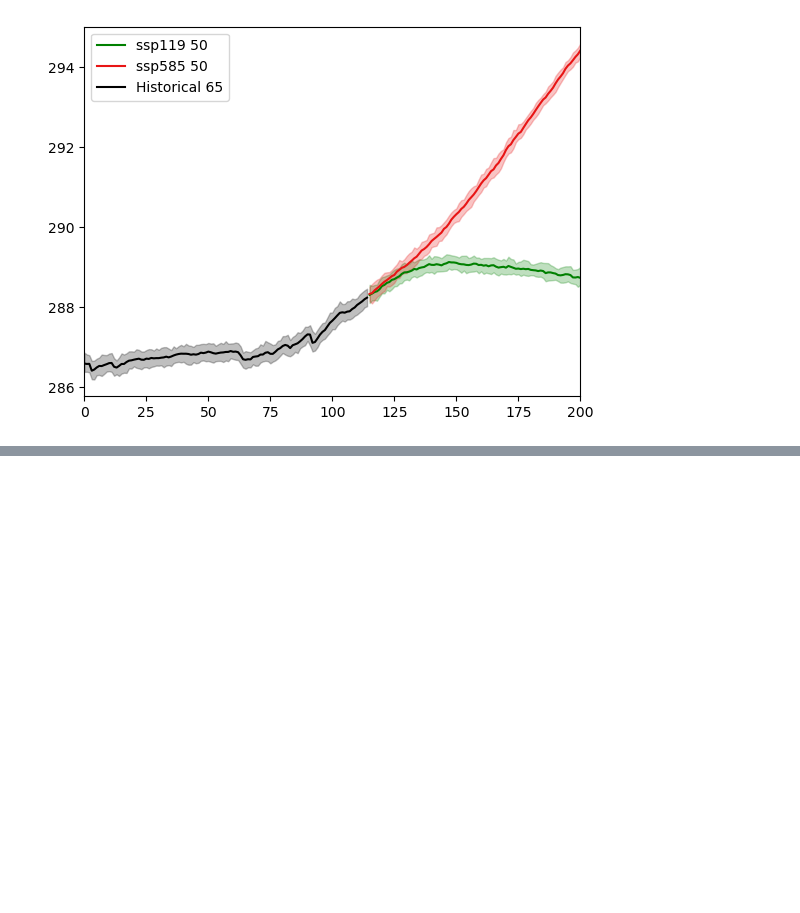
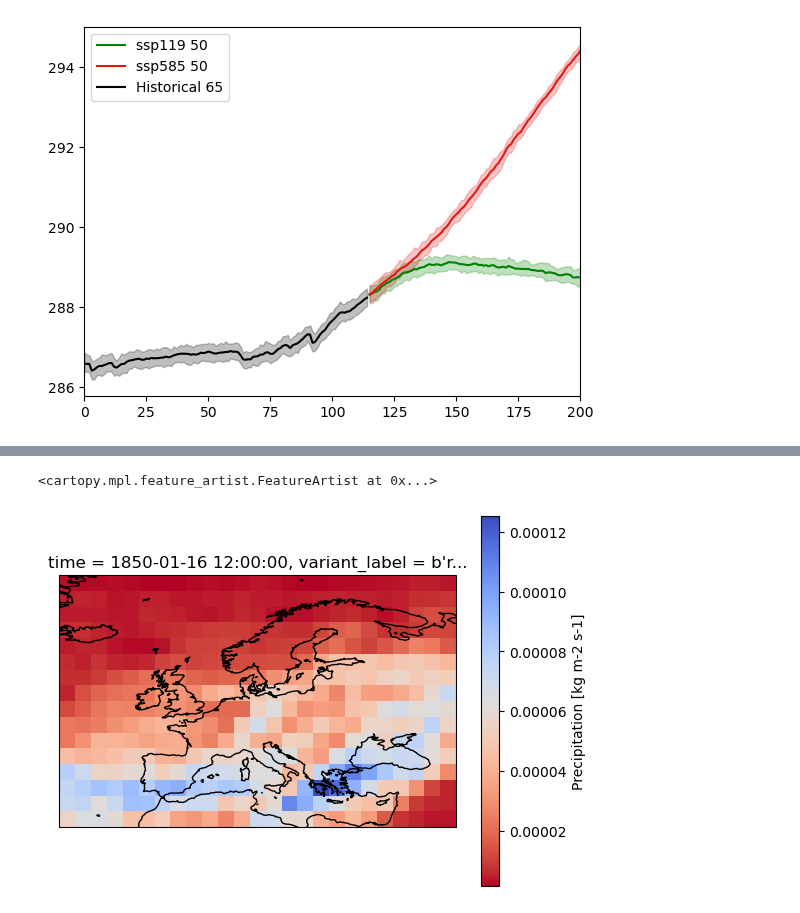
Before and after one commit to zequihg50/esgf-virtual-aggregation, a Jupyter notebook: model_evaluation.ipynb, the cells around one changed output, grey strips where cells are left out. Saved outputs shown, nothing was run; the diff lists cells and outputs as text; code cells hidden in the pictures; blank space fills up the shorter version.

```diff
--- a/model_evaluation.ipynb
+++ b/model_evaluation.ipynb
@@ -137,0 +143,31 @@ plt.margins(x=0)
+# %%
+members = [
+    b'r10i1p1f1', b'r10i1p2f1',
+    # b'r1i1p1f1', b'r1i1p2f1',  # bad join existing
+    b'r2i1p1f1', b'r2i1p2f1',
+    b'r3i1p1f1', b'r3i1p2f1',
+    b'r4i1p1f1', b'r4i1p2f1',
+    b'r5i1p1f1', b'r5i1p2f1',
+    b'r6i1p1f1', b'r6i1p2f1',
+    b'r7i1p1f1', b'r7i1p2f1',
+    b'r8i1p1f1', b'r8i1p2f1',
+    b'r9i1p1f1', b'r9i1p2f1',
+]
+
+hist_ref = slice("19950101", "20141231")
+fut_ref = slice("20800101", "21001231")
+lats, lons = slice(30, 75), slice(155, 225)
+# %%
+#ssp119 = xarray.open_dataset("https://hub.climate4r.ifca.es/thredds/dodsC/esgeva/ensemble/CMIP6/ScenarioMIP/Amon/CMIP6_ScenarioMIP_CCCma_CanESM5_ssp119_Amon_gn_v20190429/replicas/esgf.ceda.ac.uk/CMIP6_ScenarioMIP_CCCma_CanESM5_ssp119_Amon_pr_gn_v20190429.ncml").drop_dims(["nfiles", "file"])
+ssp126 = xarray.open_dataset("https://hub.climate4r.ifca.es/thredds/dodsC/esgeva/ensemble/CMIP6/ScenarioMIP/Amon/CMIP6_ScenarioMIP_CCCma_CanESM5_ssp126_Amon_gn_v20190429/replicas/esgf.ceda.ac.uk/CMIP6_ScenarioMIP_CCCma_CanESM5_ssp126_Amon_pr_gn_v20190429.ncml").drop_dims(["nfiles", "file"]).sel(variant_label=members)
+ssp585 = xarray.open_dataset("https://hub.climate4r.ifca.es/thredds/dodsC/esgeva/ensemble/CMIP6/ScenarioMIP/Amon/CMIP6_ScenarioMIP_CCCma_CanESM5_ssp585_Amon_gn_v20190429/replicas/esgf.ceda.ac.uk/CMIP6_ScenarioMIP_CCCma_CanESM5_ssp585_Amon_pr_gn_v20190429.ncml").drop_dims(["nfiles", "file"]).sel(variant_label=members)
+
+historical = xarray.open_dataset("https://hub.climate4r.ifca.es/thredds/dodsC/esgeva/ensemble/CMIP6/CMIP/Amon/CMIP6_CMIP_CCCma_CanESM5_historical_Amon_gn_v20190429/replicas/esgf.ceda.ac.uk/CMIP6_CMIP_CCCma_CanESM5_historical_Amon_pr_gn_v20190429.ncml").sel(variant_label=members)
+#scenarios = xarray.concat([ssp119, ssp126, ssp585], dim=xarray.Variable(["scenario"], ["ssp119", "ssp126", "ssp585"]))
+scenarios = xarray.concat([ssp126, ssp585], dim=xarray.Variable(["scenario"], ["ssp126", "ssp585"]))
+# %%
+plot = historical["pr"].sel(lat=lats, lon=lons).isel(variant_label=0, time=0).plot(cmap="coolwarm_r",subplot_kws=dict(projection=ccrs.PlateCarree(central_longitude=0)),transform=ccrs.PlateCarree(central_longitude=180))
+plot.axes.coastlines()
+# %% [output]
+<cartopy.mpl.feature_artist.FeatureArtist at 0x...>
+[figure, added]
```
Also changed, not shown: parts of 6 cells of this notebook.
